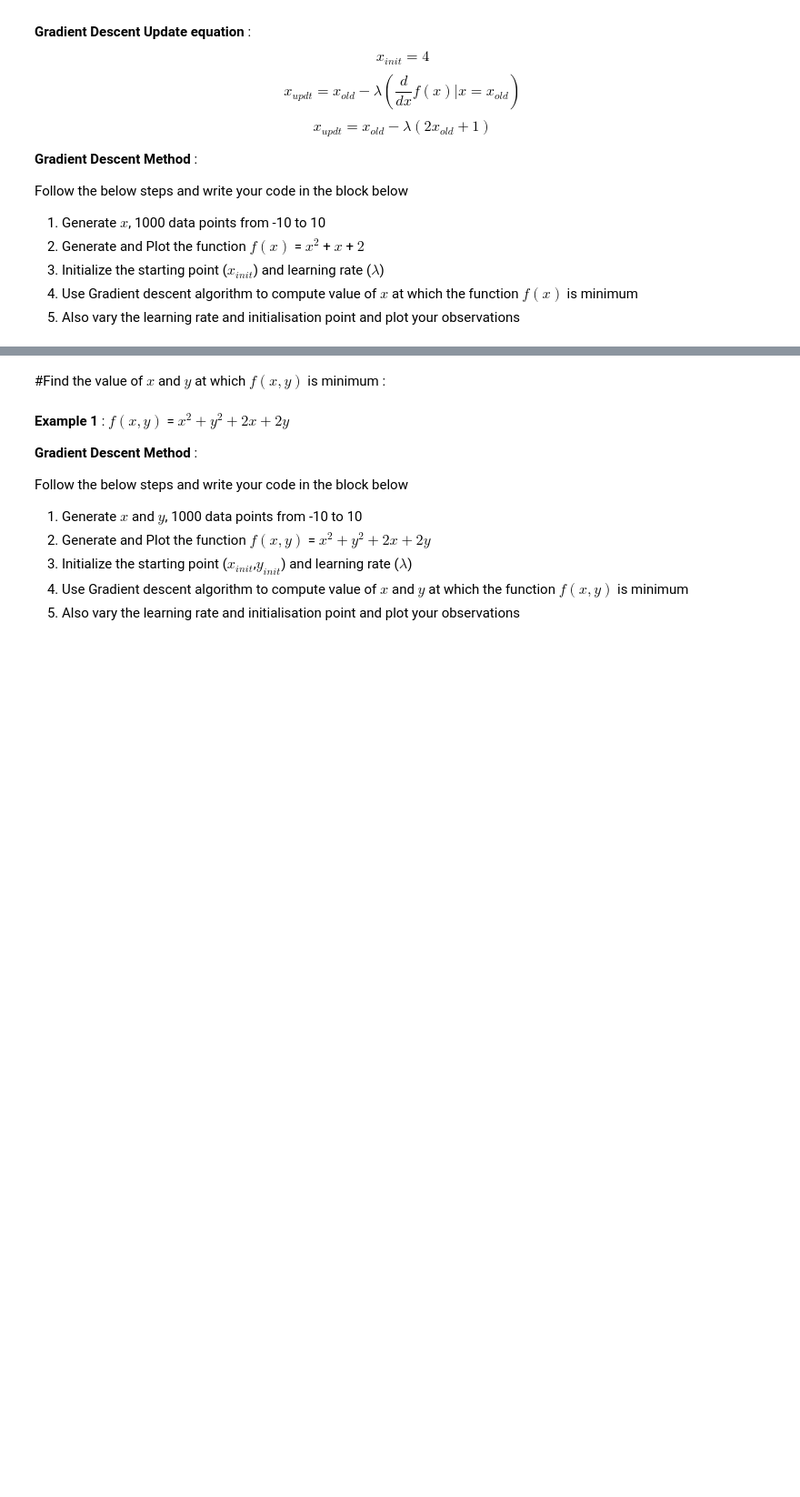
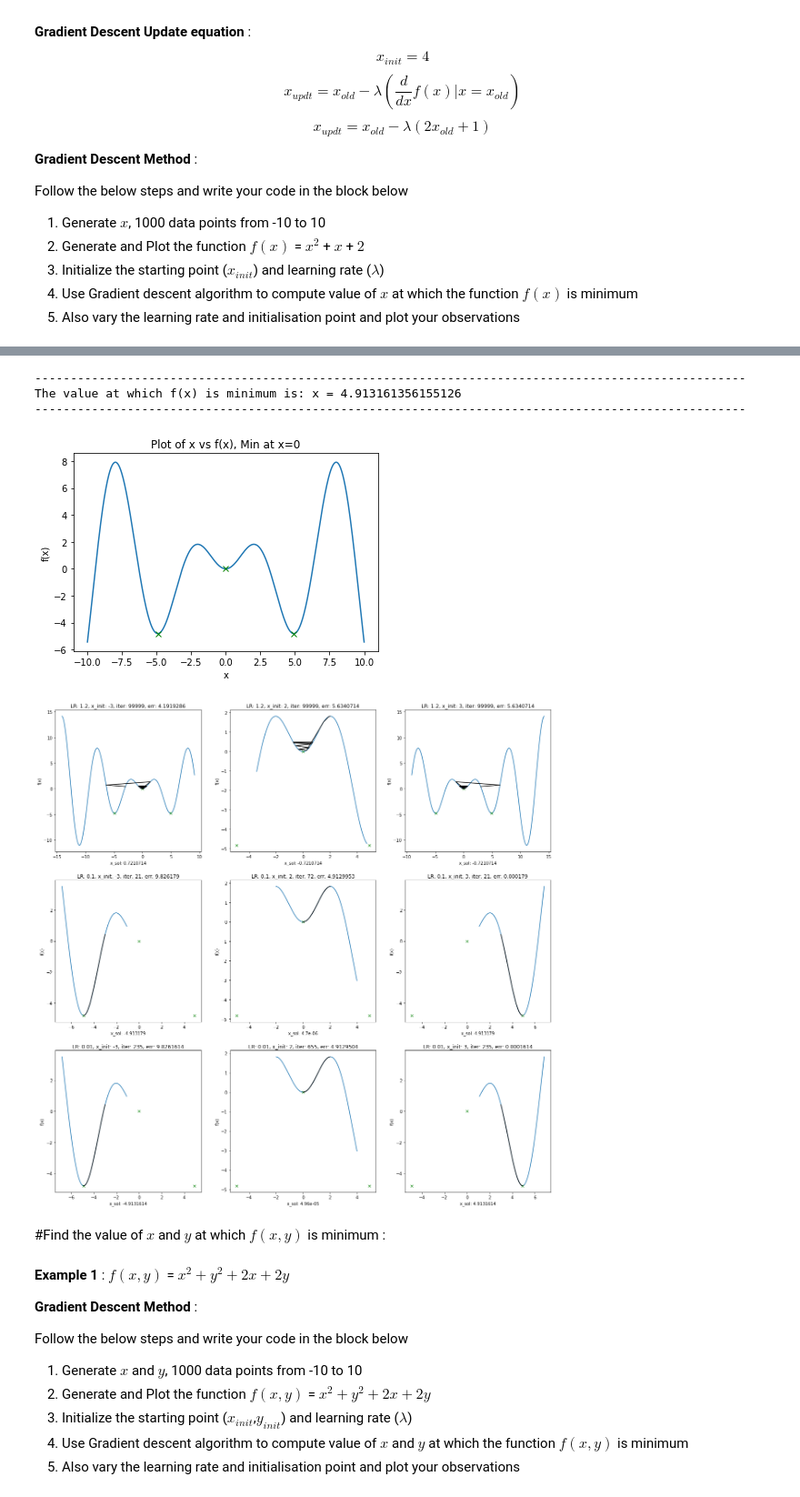
Before and after one commit to shashankp28/PRML-Lab-22, a Jupyter notebook: Assignment_3/Lab_3_Convex_Optimisation.ipynb, the cells around one changed output, grey strips where cells are left out. Shown at 91% size. Cells and saved outputs as stored; diff of their text form; code cells hidden in the pictures; blank space fills up the shorter version.

```diff
--- a/Assignment_3/Lab_3_Convex_Optimisation.ipynb
+++ b/Assignment_3/Lab_3_Convex_Optimisation.ipynb
@@ -88,3 +178,24 @@ Text(0, 0.5, 'f(x)')
+# %%
+x = np.linspace(start=-10, stop=10, num=1000)
+
+_lambda = [1.2, 0.1, 0.01]
+x_init = [-3, 2, 3]
+max_iter = int(1e5)
+epsilon = 1e-6
+max_val = int(1e4)
+func = lambda X: X*np.sin(X)
+grad = lambda x: np.sin(x) + x*np.cos(x)
+sols = [4.913, -4.913, 0]
+
+plotter(x, func, sols)
+
+solver(_lambda, x_init, max_iter, epsilon, max_val, sols, grad, func)
+# %% [output]
+----------------------------------------------------------------------------------------------------
+The value at which f(x) is minimum is: x = 4.913161356155126
+----------------------------------------------------------------------------------------------------
+[figure, added]
+[figure, added]
 # %% [markdown]
 #Find the value of $x$ and $y$ at which $f(x,y)$ is minimum :
 # %% [markdown]
```
Also changed, not shown: parts of 10 cells of this notebook.
